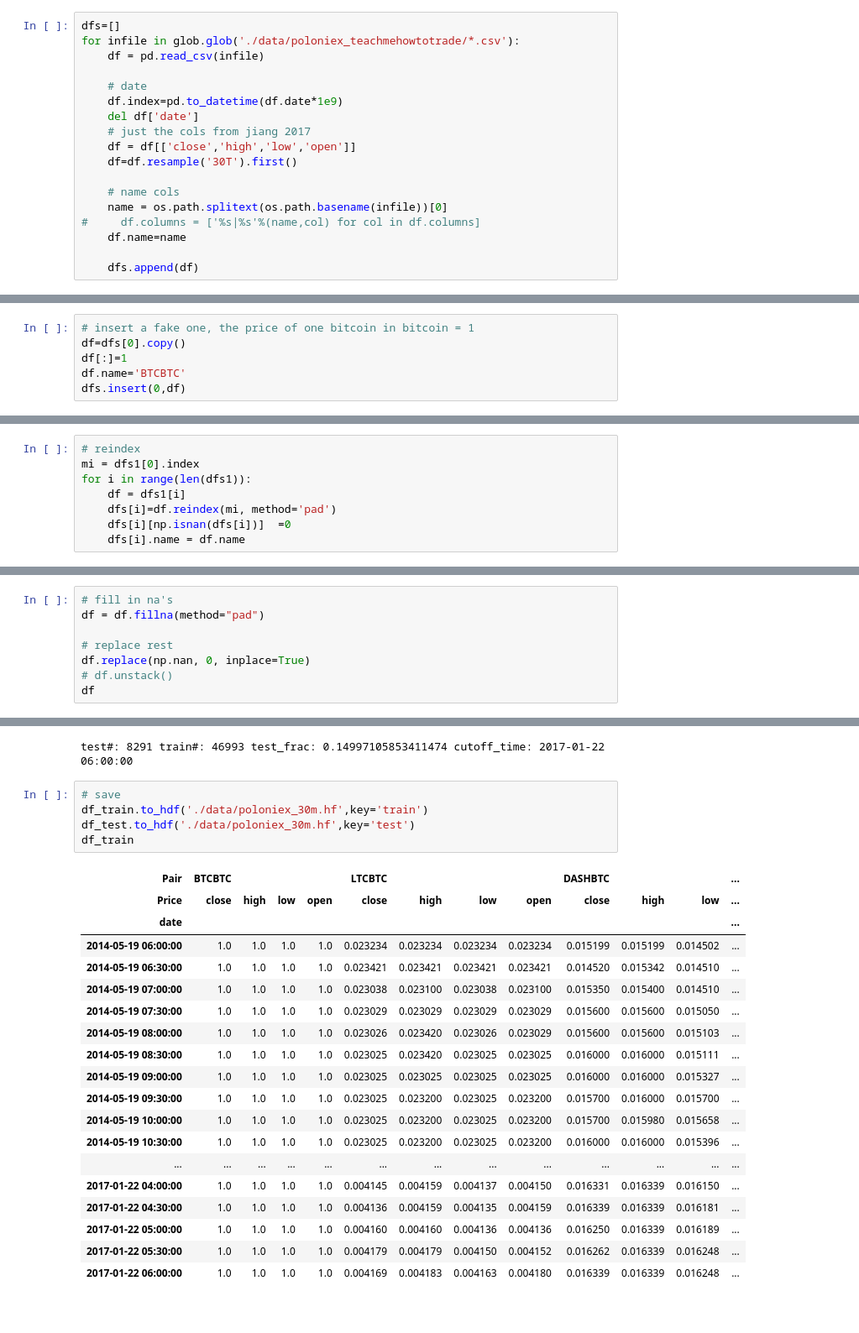
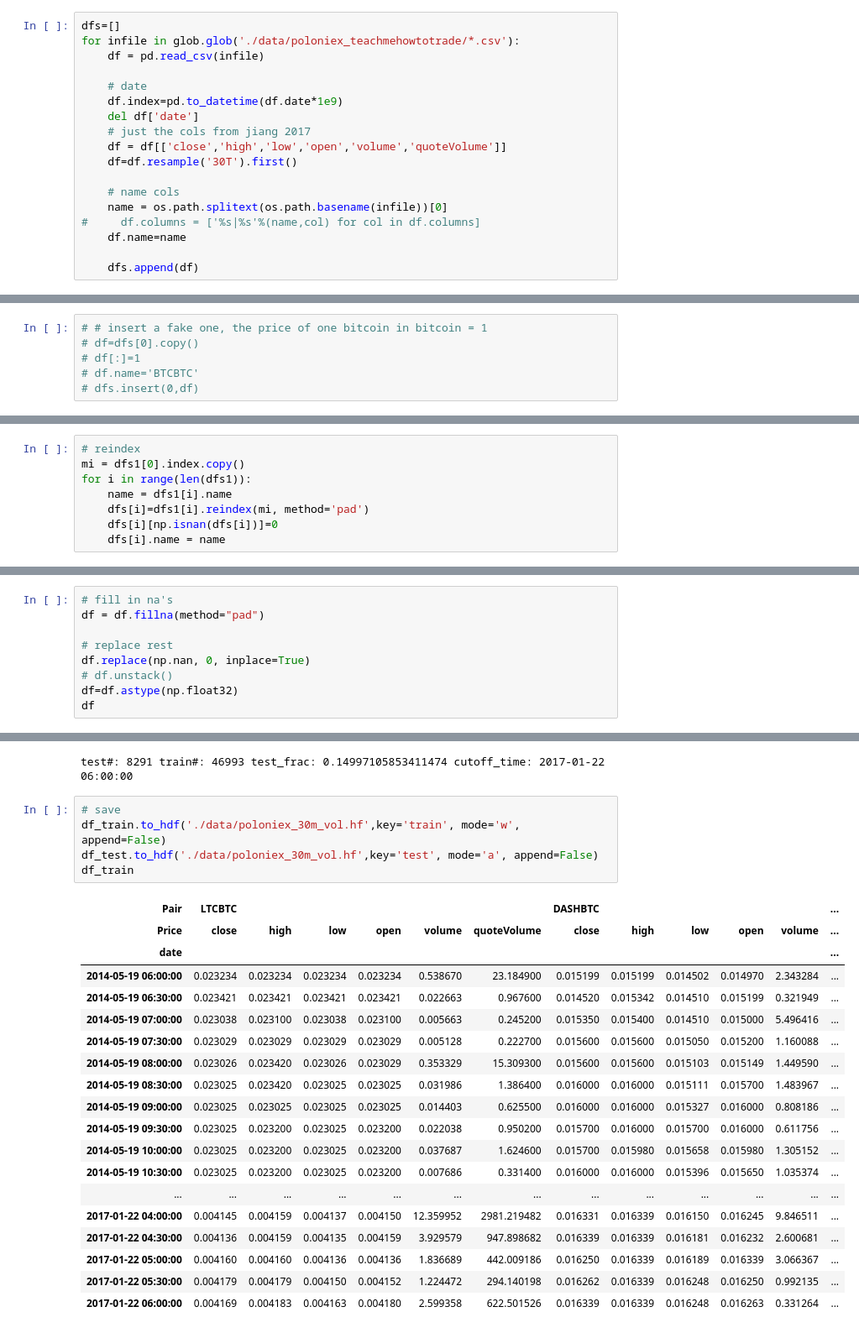
Before and after one commit to wassname/rl-portfolio-management, a Jupyter notebook: data/0. load poliniex data 30m multindex.ipynb, the cells around one changed output, grey strips where cells are left out. Shown: that part at 84% size. Drawn from its saved outputs; the diff is of its cells as text.

Commit message:
no longer needs a cash bias in data

```diff
--- a/data/0. load poliniex data 30m multindex.ipynb
+++ b/data/0. load poliniex data 30m multindex.ipynb
@@ -31,7 +31,7 @@ for infile in glob.glob('./data/poloniex_teachmehowtotrade/*.csv'):
     df.index=pd.to_datetime(df.date*1e9)
     del df['date']
     # just the cols from jiang 2017
-    df = df[['close','high','low','open']]
+    df = df[['close','high','low','open','volume','quoteVolume']]
     df=df.resample('30T').first()
 
     # name cols
@@ -46,9 +62,9 @@ dfs.sort(key=lambda x:len(x), reverse=True)
 # %%
-# insert a fake one, the price of one bitcoin in bitcoin = 1
-df=dfs[0].copy()
-df[:]=1
-df.name='BTCBTC'
-dfs.insert(0,df)
+# # insert a fake one, the price of one bitcoin in bitcoin = 1
+# df=dfs[0].copy()
+# df[:]=1
+# df.name='BTCBTC'
+# dfs.insert(0,df)
 # %%
 # crop to ones with more data
 dfs1= [df for df in dfs if df.index.min()<pd.Timestamp('2014-07-01')]
@@ -69,11 +87,11 @@ restricted from 15 to 4
 # %%
 # reindex
-mi = dfs1[0].index
+mi = dfs1[0].index.copy()
 for i in range(len(dfs1)):
-    df = dfs1[i]
-    dfs[i]=df.reindex(mi, method='pad')
-    dfs[i][np.isnan(dfs[i])]  =0
-    dfs[i].name = df.name
+    name = dfs1[i].name
+    dfs[i]=dfs1[i].reindex(mi, method='pad')
+    dfs[i][np.isnan(dfs[i])]=0
+    dfs[i].name = name
 # %%
 # concat
 df = pd.concat(dfs1, axis=1, keys=[df.name for df in dfs1], names=['Pair','Price'])
@@ -115,5 +133,6 @@ df = df.fillna(method="pad")
 # replace rest
 df.replace(np.nan, 0, inplace=True)
 # df.unstack()
+df=df.astype(np.float32)
 df
 # %% [output]
@@ -151,26 +186,26 @@ print('test#:',len(df_test), 'train#:',len(df_train), 'test_frac:', len(df_test)
 test#: 8291 train#: 46993 test_frac: 0.14997105853411474 cutoff_time: 2017-01-22 06:00:00
 # %%
 # save
-df_train.to_hdf('./data/poloniex_30m.hf',key='train')
-df_test.to_hdf('./data/poloniex_30m.hf',key='test')
+df_train.to_hdf('./data/poloniex_30m_vol.hf',key='train', mode='w', append=False)
+df_test.to_hdf('./data/poloniex_30m_vol.hf',key='test', mode='a', append=False)
 df_train
 # %% [output]
-| Pair | BTCBTC |  |  |  | LTCBTC |  |  |  | DASHBTC |  |  | ... |
-| Price | close | high | low | open | close | high | low | open | close | high | low | ... |
+| Pair | LTCBTC |  |  |  |  |  | DASHBTC |  |  |  |  | ... |
+| Price | close | high | low | open | volume | quoteVolume | close | high | low | open | volume | ... |
 | date |  |  |  |  |  |  |  |  |  |  |  | ... |
-| 2014-05-19 06:00:00 | 1.0 | 1.0 | 1.0 | 1.0 | 0.023234 | 0.023234 | 0.023234 | 0.023234 | 0.015199 | 0.015199 | 0.014502 | ... |
-| 2014-05-19 06:30:00 | 1.0 | 1.0 | 1.0 | 1.0 | 0.023421 | 0.023421 | 0.023421 | 0.023421 | 0.014520 | 0.015342 | 0.014510 | ... |
-| 2014-05-19 07:00:00 | 1.0 | 1.0 | 1.0 | 1.0 | 0.023038 | 0.023100 | 0.023038 | 0.023100 | 0.015350 | 0.015400 | 0.014510 | ... |
-| 2014-05-19 07:30:00 | 1.0 | 1.0 | 1.0 | 1.0 | 0.023029 | 0.023029 | 0.023029 | 0.023029 | 0.015600 | 0.015600 | 0.015050 | ... |
-| 2014-05-19 08:00:00 | 1.0 | 1.0 | 1.0 | 1.0 | 0.023026 | 0.023420 | 0.023026 | 0.023029 | 0.015600 | 0.015600 | 0.015103 | ... |
-| 2014-05-19 08:30:00 | 1.0 | 1.0 | 1.0 | 1.0 | 0.023025 | 0.023420 | 0.023025 | 0.023025 | 0.016000 | 0.016000 | 0.015111 | ... |
-| 2014-05-19 09:00:00 | 1.0 | 1.0 | 1.0 | 1.0 | 0.023025 | 0.023025 | 0.023025 | 0.023025 | 0.016000 | 0.016000 | 0.015327 | ... |
-| 2014-05-19 09:30:00 | 1.0 | 1.0 | 1.0 | 1.0 | 0.023025 | 0.023200 | 0.023025 | 0.023200 | 0.015700 | 0.016000 | 0.015700 | ... |
-| 2014-05-19 10:00:00 | 1.0 | 1.0 | 1.0 | 1.0 | 0.023025 | 0.023200 | 0.023025 | 0.023200 | 0.015700 | 0.015980 | 0.015658 | ... |
-| 2014-05-19 10:30:00 | 1.0 | 1.0 | 1.0 | 1.0 | 0.023025 | 0.023200 | 0.023025 | 0.023200 | 0.016000 | 0.016000 | 0.015396 | ... |
+| 2014-05-19 06:00:00 | 0.023234 | 0.023234 | 0.023234 | 0.023234 | 0.538670 | 23.184900 | 0.015199 | 0.015199 | 0.014502 | 0.014970 | 2.343284 | ... |
+| 2014-05-19 06:30:00 | 0.023421 | 0.023421 | 0.023421 | 0.023421 | 0.022663 | 0.967600 | 0.014520 | 0.015342 | 0.014510 | 0.015199 | 0.321949 | ... |
+| 2014-05-19 07:00:00 | 0.023038 | 0.023100 | 0.023038 | 0.023100 | 0.005663 | 0.245200 | 0.015350 | 0.015400 | 0.014510 | 0.015000 | 5.496416 | ... |
+| 2014-05-19 07:30:00 | 0.023029 | 0.023029 | 0.023029 | 0.023029 | 0.005128 | 0.222700 | 0.015600 | 0.015600 | 0.015050 | 0.015200 | 1.160088 | ... |
+| 2014-05-19 08:00:00 | 0.023026 | 0.023420 | 0.023026 | 0.023029 | 0.353329 | 15.309300 | 0.015600 | 0.015600 | 0.015103 | 0.015149 | 1.449590 | ... |
+| 2014-05-19 08:30:00 | 0.023025 | 0.023420 | 0.023025 | 0.023025 | 0.031986 | 1.386400 | 0.016000 | 0.016000 | 0.015111 | 0.015700 | 1.483967 | ... |
+| 2014-05-19 09:00:00 | 0.023025 | 0.023025 | 0.023025 | 0.023025 | 0.014403 | 0.625500 | 0.016000 | 0.016000 | 0.015327 | 0.016000 | 0.808186 | ... |
+| 2014-05-19 09:30:00 | 0.023025 | 0.023200 | 0.023025 | 0.023200 | 0.022038 | 0.950200 | 0.015700 | 0.016000 | 0.015700 | 0.016000 | 0.611756 | ... |
+| 2014-05-19 10:00:00 | 0.023025 | 0.023200 | 0.023025 | 0.023200 | 0.037687 | 1.624600 | 0.015700 | 0.015980 | 0.015658 | 0.015980 | 1.305152 | ... |
+| 2014-05-19 10:30:00 | 0.023025 | 0.023200 | 0.023025 | 0.023200 | 0.007686 | 0.331400 | 0.016000 | 0.016000 | 0.015396 | 0.015650 | 1.035374 | ... |
 | ... | ... | ... | ... | ... | ... | ... | ... | ... | ... | ... | ... | ... |
-| 2017-01-22 04:00:00 | 1.0 | 1.0 | 1.0 | 1.0 | 0.004145 | 0.004159 | 0.004137 | 0.004150 | 0.016331 | 0.016339 | 0.016150 | ... |
-| 2017-01-22 04:30:00 | 1.0 | 1.0 | 1.0 | 1.0 | 0.004136 | 0.004159 | 0.004135 | 0.004159 | 0.016339 | 0.016339 | 0.016181 | ... |
-| 2017-01-22 05:00:00 | 1.0 | 1.0 | 1.0 | 1.0 | 0.004160 | 0.004160 | 0.004136 | 0.004136 | 0.016250 | 0.016339 | 0.016189 | ... |
-| 2017-01-22 05:30:00 | 1.0 | 1.0 | 1.0 | 1.0 | 0.004179 | 0.004179 | 0.004150 | 0.004152 | 0.016262 | 0.016339 | 0.016248 | ... |
-| 2017-01-22 06:00:00 | 1.0 | 1.0 | 1.0 | 1.0 | 0.004169 | 0.004183 | 0.004163 | 0.004180 | 0.016339 | 0.016339 | 0.016248 | ... |
+| 2017-01-22 04:00:00 | 0.004145 | 0.004159 | 0.004137 | 0.004150 | 12.359952 | 2981.219482 | 0.016331 | 0.016339 | 0.016150 | 0.016245 | 9.846511 | ... |
+| 2017-01-22 04:30:00 | 0.004136 | 0.004159 | 0.004135 | 0.004159 | 3.929579 | 947.898682 | 0.016339 | 0.016339 | 0.016181 | 0.016232 | 2.600681 | ... |
+| 2017-01-22 05:00:00 | 0.004160 | 0.004160 | 0.004136 | 0.004136 | 1.836689 | 442.009186 | 0.016250 | 0.016339 | 0.016189 | 0.016339 | 3.066367 | ... |
+| 2017-01-22 05:30:00 | 0.004179 | 0.004179 | 0.004150 | 0.004152 | 1.224472 | 294.140198 | 0.016262 | 0.016339 | 0.016248 | 0.016250 | 0.992135 | ... |
+| 2017-01-22 06:00:00 | 0.004169 | 0.004183 | 0.004163 | 0.004180 | 2.599358 | 622.501526 | 0.016339 | 0.016339 | 0.016248 | 0.016263 | 0.331264 | ... |
```
Also changed, not shown: parts of 16 cells of this notebook, 4 other files.
